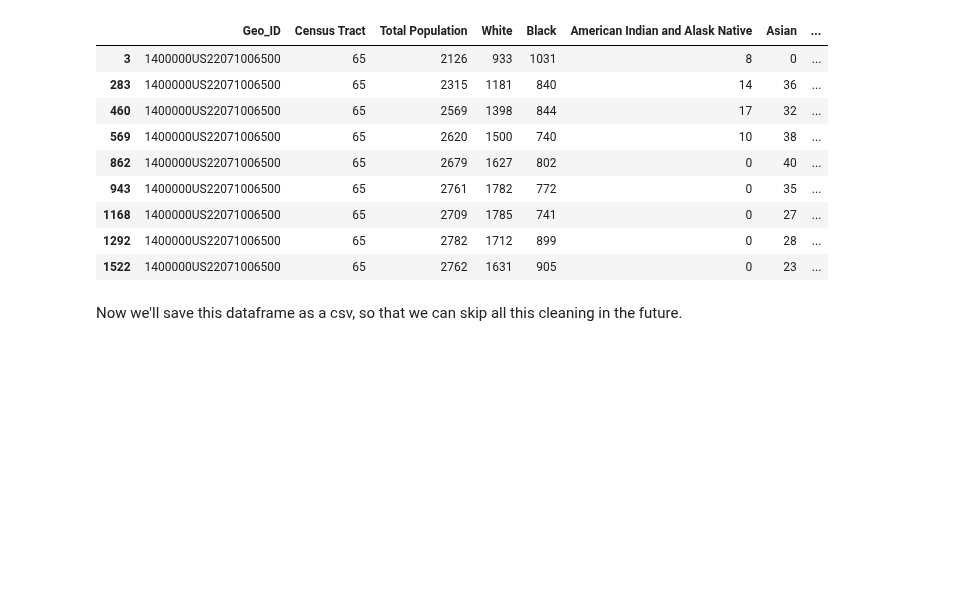
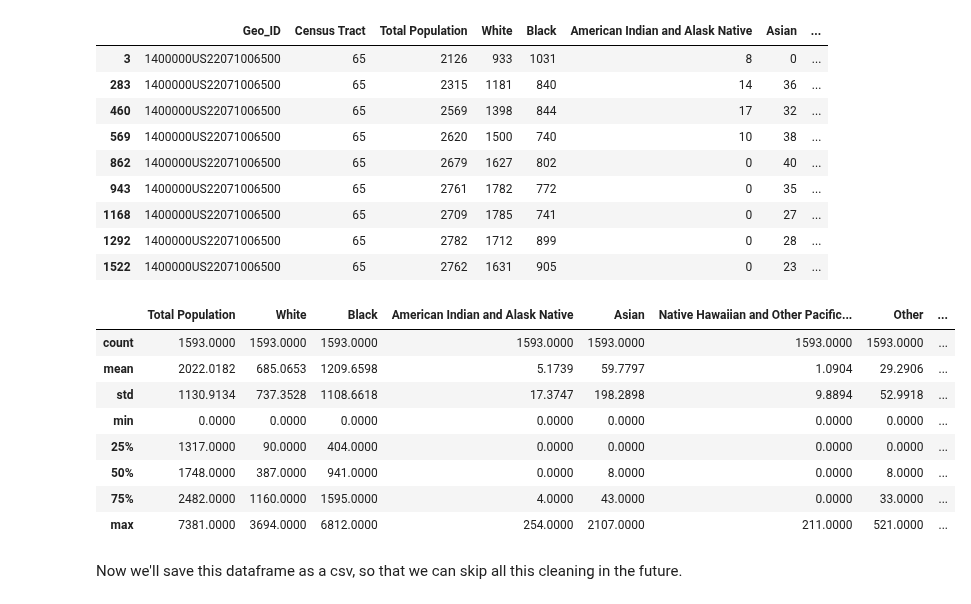
Before and after one commit to leosimanonok/DataScienceFinalTutorial, a Jupyter notebook: Milestone 2.ipynb, the cells around one changed output. Saved outputs shown, nothing was run; the diff lists cells and outputs as text; code cells hidden in the pictures; blank space fills up the shorter version.

```diff
--- a/Milestone 2.ipynb
+++ b/Milestone 2.ipynb
@@ -149,6 +167,18 @@ all_clean_race_df[all_clean_race_df["Census Tract"] == "65"]
 | 1168 | 1400000US22071006500 | 65 | 2709 | 1785 | 741 | 0 | 27 | ... |
 | 1292 | 1400000US22071006500 | 65 | 2782 | 1712 | 899 | 0 | 28 | ... |
 | 1522 | 1400000US22071006500 | 65 | 2762 | 1631 | 905 | 0 | 23 | ... |
+# %%
+all_clean_race_df.describe()
+# %% [output]
+|  | Total Population | White | Black | American Indian and Alask Native | Asian | Native Hawaiian and Other Pacific... | Other | ... |
+| count | 1593.0000 | 1593.0000 | 1593.0000 | 1593.0000 | 1593.0000 | 1593.0000 | 1593.0000 | ... |
+| mean | 2022.0182 | 685.0653 | 1209.6598 | 5.1739 | 59.7797 | 1.0904 | 29.2906 | ... |
+| std | 1130.9134 | 737.3528 | 1108.6618 | 17.3747 | 198.2898 | 9.8894 | 52.9918 | ... |
+| min | 0.0000 | 0.0000 | 0.0000 | 0.0000 | 0.0000 | 0.0000 | 0.0000 | ... |
+| 25% | 1317.0000 | 90.0000 | 404.0000 | 0.0000 | 0.0000 | 0.0000 | 0.0000 | ... |
+| 50% | 1748.0000 | 387.0000 | 941.0000 | 0.0000 | 8.0000 | 0.0000 | 8.0000 | ... |
+| 75% | 2482.0000 | 1160.0000 | 1595.0000 | 4.0000 | 43.0000 | 0.0000 | 33.0000 | ... |
+| max | 7381.0000 | 3694.0000 | 6812.0000 | 254.0000 | 2107.0000 | 211.0000 | 521.0000 | ... |
 # %% [markdown]
 Now we'll save this dataframe as a csv, so that we can skip all this cleaning in the future.
 # %%
```
Also changed, not shown: parts of 10 cells of this notebook.
